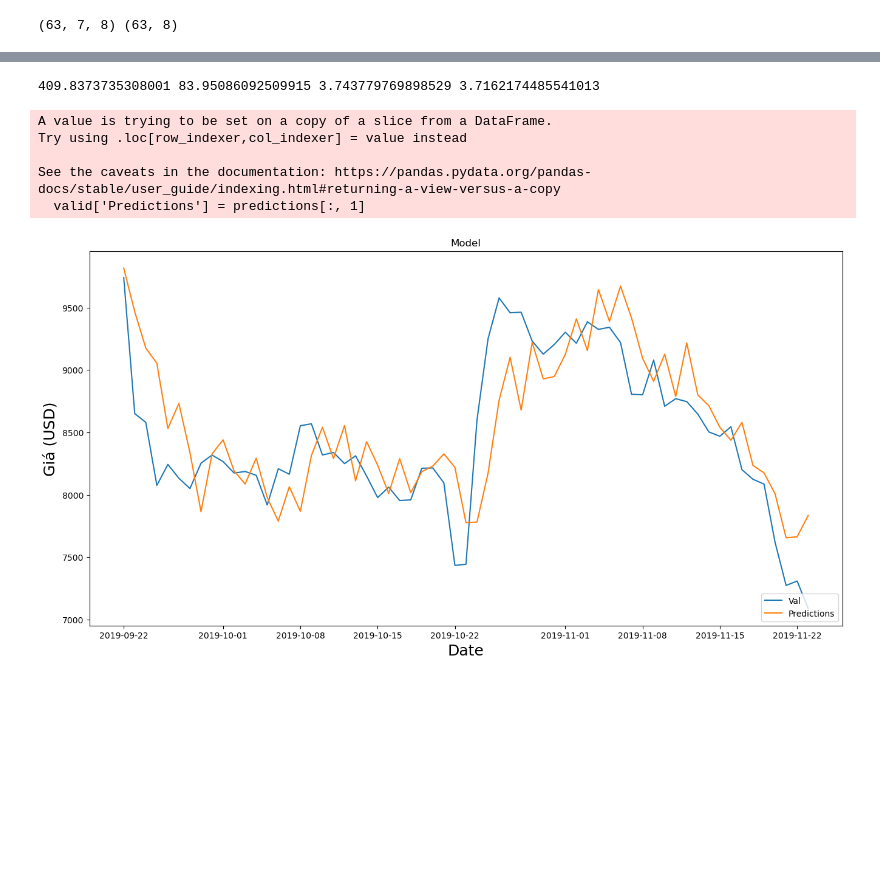
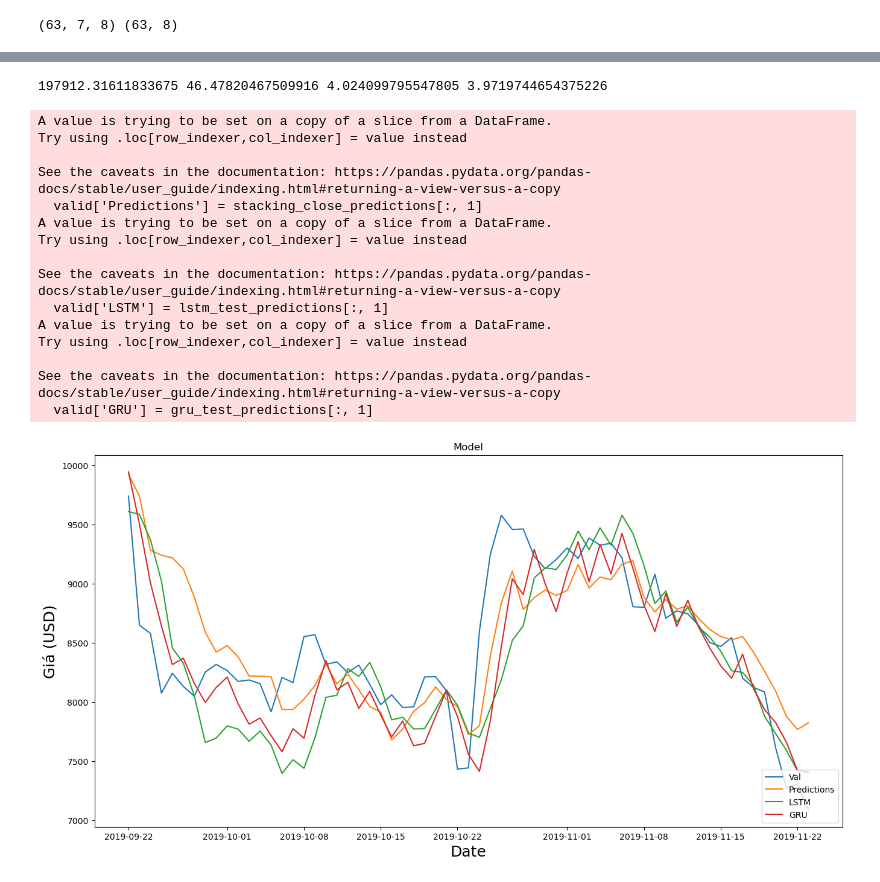
Before and after one commit to dothuc3201/price_prediction, a Jupyter notebook: models/se/se-test.ipynb, the cells around one changed output, grey strips where cells are left out. Cells and saved outputs as stored; diff of their text form; code cells hidden in the pictures; blank space fills up the shorter version.

```diff
--- a/models/se/se-test.ipynb
+++ b/models/se/se-test.ipynb
@@ -316,0 +302,13 @@ Epoch 200/200
+# %%
+# Lấy đầu ra của LSTM và GRU
+lstm_outputs = np.concatenate(lstm_predictions, axis=0)
+gru_outputs = np.concatenate(gru_predictions, axis=0)
+# %%
+from numpy import column_stack
+
+lstm_outputs = xscaler.inverse_transform(lstm_outputs)
+gru_outputs = xscaler.inverse_transform(gru_outputs)
+
+y_train = xscaler.inverse_transform(y_train)
+
+stacking_inputs = column_stack((lstm_outputs, gru_outputs))
@@ -316,0 +335,8 @@ Epoch 200/200
+# %%
+stacking_model = Sequential()
+stacking_model.add(Dense(16, input_shape=(stacking_inputs.shape[1],)))
+stacking_model.add(Dense(8, activation='linear'))
+stacking_model.compile(optimizer='adam', loss='mean_squared_error')
+
+# Train stacking model
+stacking_model.fit(stacking_inputs, y_train, epochs=epochs, batch_size=batch_size, verbose=1)
@@ -335,0 +375,13 @@ predictions = xscaler.inverse_transform(predictions)
+# %%
+#get the models predicted price value
+lstm_test_predictions = lstm_model.predict(x_test)
+gru_test_predictions = gru_model.predict(x_test)
+
+lstm_test_predictions = xscaler.inverse_transform(lstm_test_predictions)
+gru_test_predictions = xscaler.inverse_transform(gru_test_predictions)
+
+stacking_close_predictions = stacking_model.predict(column_stack((lstm_test_predictions, gru_test_predictions)))
+
+# stacking_close_predictions = xscaler.inverse_transform(stacking_close_predictions)
+
+stacking_close_predictions
@@ -336,32 +409,44 @@ predictions = xscaler.inverse_transform(predictions)
 # %%
 #sai số
-rmse = np.sqrt(((y_test - predictions)**2).mean())
-mae = np.abs((y_test - predictions).mean())
-mape = np.mean(np.abs((y_test - predictions) / y_test)) * 100
-smape = (100 / len(y_test)) * np.sum(2 * np.abs(predictions - y_test) / (np.abs(predictions) + np.abs(y_test)))
-print(rmse["Close"], mae["Close"], mape["Close"], smape["Close"])
+mse = (((y_test - stacking_close_predictions)**2).mean())
+mae = np.abs((y_test - stacking_close_predictions).mean())
+mape = np.mean(np.abs((y_test - stacking_close_predictions) / y_test)) * 100
+smape = (100 / len(y_test)) * np.sum(2 * np.abs(stacking_close_predictions - y_test) / (np.abs(stacking_close_predictions) + np.abs(y_test)))
+print(mse["Close"], mae["Close"], mape["Close"], smape["Close"])
 # %% [output]
-409.8373735308001 83.95086092509915 3.743779769898529 3.7162174485541013
+197912.31611833675 46.47820467509916 4.024099795547805 3.9719744654375226
 # %%
 #
 valid = data_with_lagged[train_size:]
-valid['Predictions'] = predictions[:, 1]
+valid['Predictions'] = stacking_close_predictions[:, 1]
+valid['LSTM'] = lstm_test_predictions[:, 1]
+valid['GRU'] = gru_test_predictions[:, 1]
 
 #hiển thị dữ liệu gần đây
 plt.figure(figsize=(16,8))
 plt.title('Model')
 plt.xlabel('Date', fontsize=18)
 plt.ylabel('Giá (USD)', fontsize=18)
-plt.plot(valid[['Close','Predictions']])
-plt.legend(['Val', 'Predictions'], loc='lower right')
+plt.plot(valid[['Close','Predictions','LSTM', 'GRU']])
+plt.legend(['Val', 'Predictions', 'LSTM', 'GRU'], loc='lower right')
 plt.show()
 # %% [output]
 A value is trying to be set on a copy of a slice from a DataFrame.
 Try using .loc[row_indexer,col_indexer] = value instead
 
 See the caveats in the documentation: https://pandas.pydata.org/pandas-docs/stable/user_guide/indexing.html#returning-a-view-versus-a-copy
-  valid['Predictions'] = predictions[:, 1]
+  valid['Predictions'] = stacking_close_predictions[:, 1]
+A value is trying to be set on a copy of a slice from a DataFrame.
+Try using .loc[row_indexer,col_indexer] = value instead
+
+See the caveats in the documentation: https://pandas.pydata.org/pandas-docs/stable/user_guide/indexing.html#returning-a-view-versus-a-copy
+  valid['LSTM'] = lstm_test_predictions[:, 1]
+A value is trying to be set on a copy of a slice from a DataFrame.
+Try using .loc[row_indexer,col_indexer] = value instead
+
+See the caveats in the documentation: https://pandas.pydata.org/pandas-docs/stable/user_guide/indexing.html#returning-a-view-versus-a-copy
+  valid['GRU'] = gru_test_predictions[:, 1]
-[figure, old version]
+[figure, new version]
 # %%
 #create file if it does not exist
 data = {
```
Also changed, not shown: parts of 14 cells of this notebook, 6 other files.
